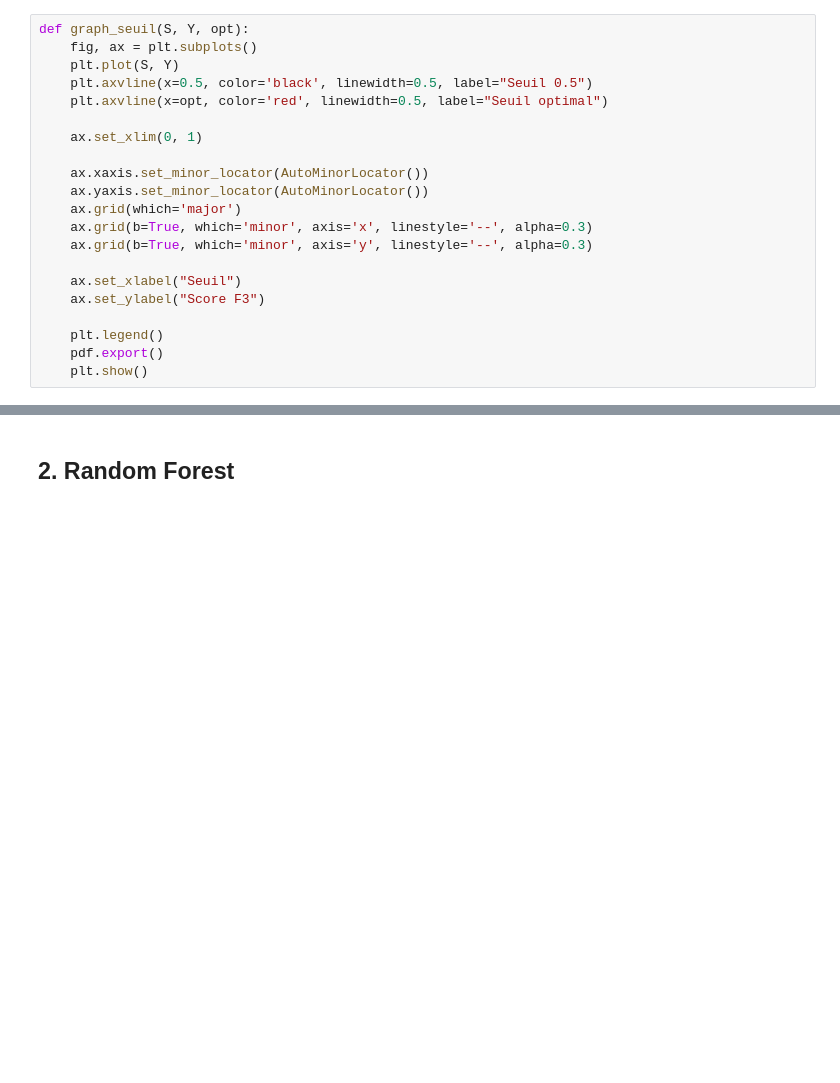
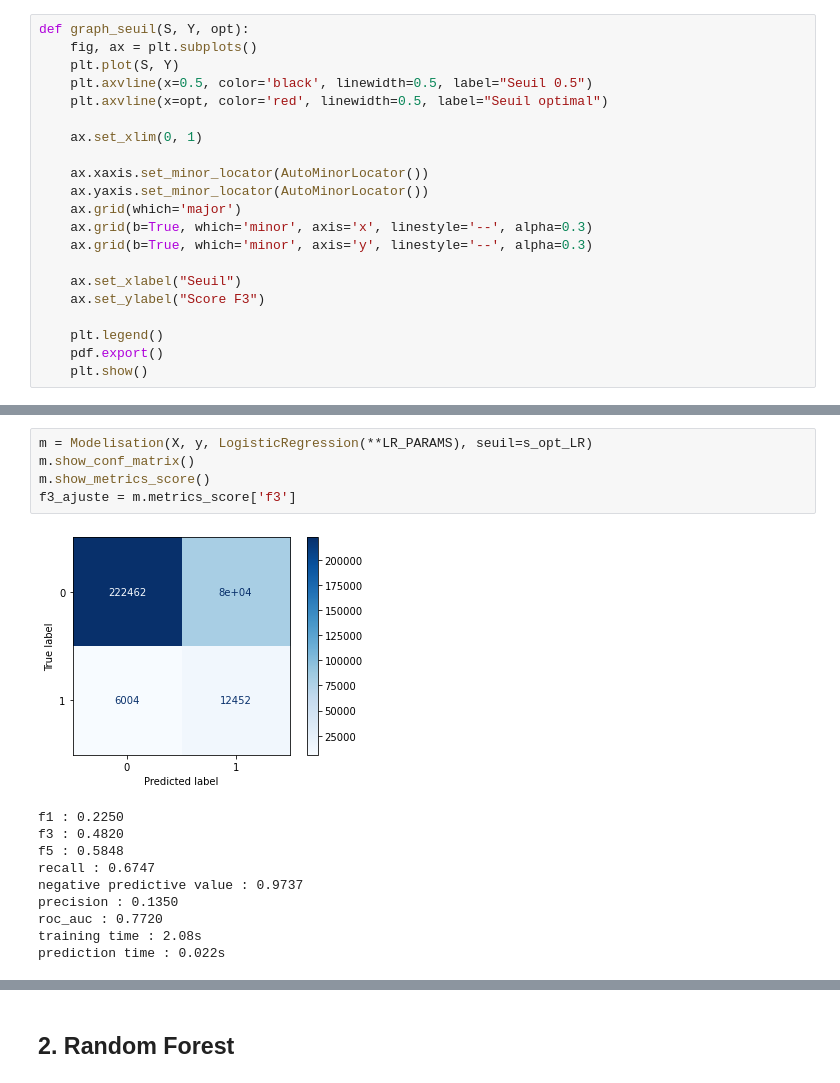
Before and after one commit to baptiste-pasquier/statapp, a Jupyter notebook: selection_seuil.ipynb, the cells around one changed output, grey strips where cells are left out. Drawn from its saved outputs; the diff is of its cells as text; blank space fills up the shorter version.

```diff
--- a/selection_seuil.ipynb
+++ b/selection_seuil.ipynb
@@ -204,0 +221,16 @@ Wall time: 29.6 s
+# %%
+m = Modelisation(X, y, LogisticRegression(**LR_PARAMS), seuil=s_opt_LR)
+m.show_conf_matrix()
+m.show_metrics_score()
+f3_ajuste = m.metrics_score['f3']
+# %% [output]
+[figure, added]
+f1 : 0.2250
+f3 : 0.4820
+f5 : 0.5848
+recall : 0.6747
+negative predictive value : 0.9737
+precision : 0.1350
+roc_auc : 0.7720
+training time : 2.08s
+prediction time : 0.022s
```
Also changed, not shown: parts of 22 cells of this notebook, 6 other files.
